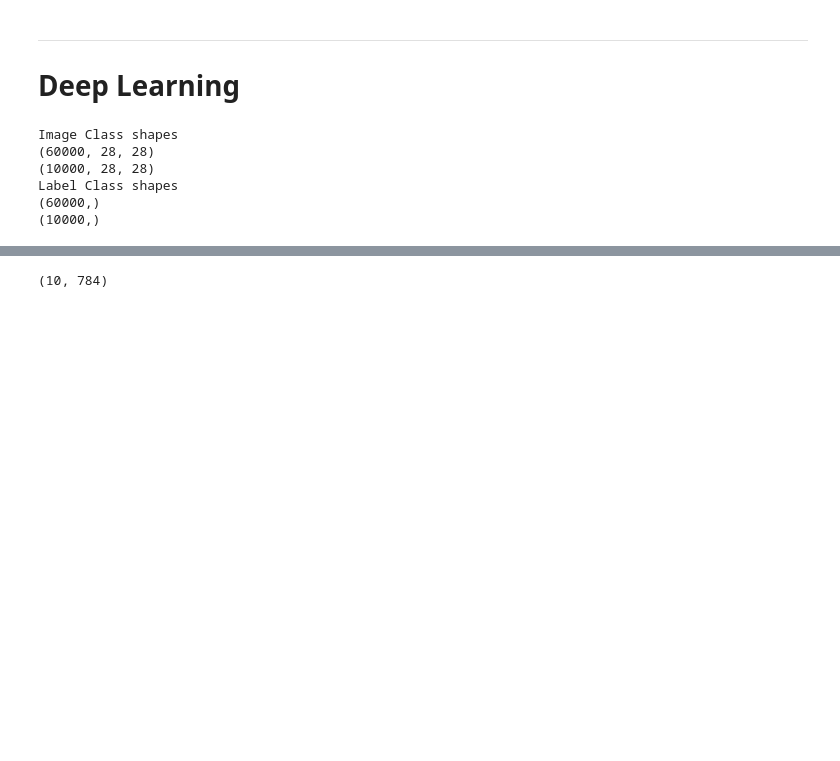
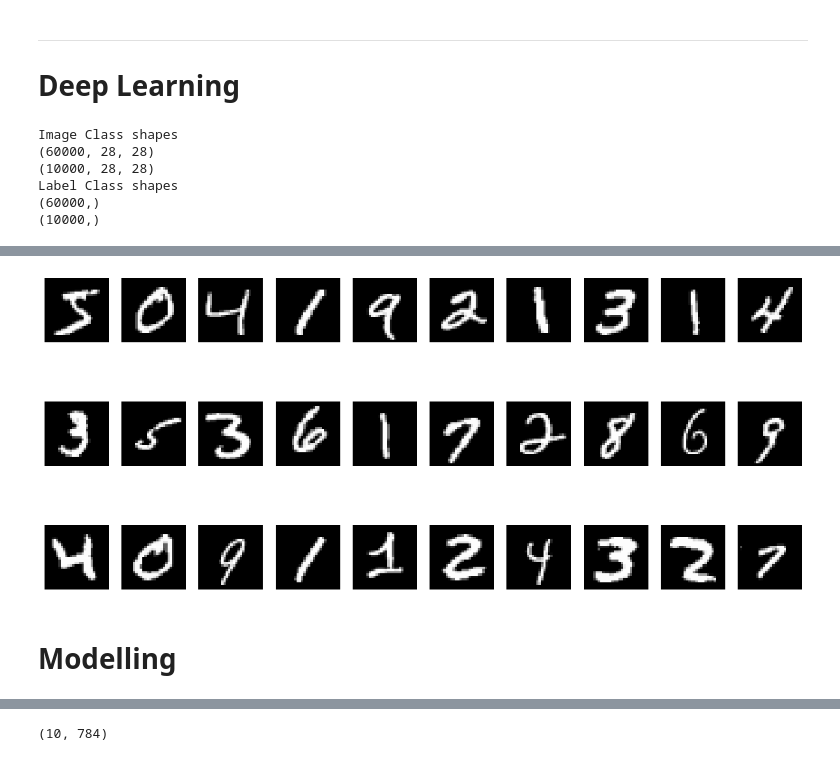
Before and after one commit to Lennykiruthu/foundation-ds-projects, a Jupyter notebook: Digits_Classifier.ipynb, the cells around one changed output, grey strips where cells are left out. Drawn from its saved outputs; the diff is of its cells as text; code cells hidden in the pictures; blank space fills up the shorter version.

```diff
--- a/Digits_Classifier.ipynb
+++ b/Digits_Classifier.ipynb
@@ -258,3 +273,18 @@ Label Class shapes
+# %%
+# Creating a figure with 1 row and 10 columns to plot the images 0 through 9.
+fig, axes = plt.subplots(3, 10, figsize=(15, 7))
+
+# i stands for the count and ax stands for the subplot being plotted based on axes.
+# We don't need to reshape the data but its good practice to prevent mistakes in the future.
+for i, ax in enumerate(axes.flatten()):
+    ax.imshow(np.reshape(train_images[i], (28,28)), cmap='gray')
+    # ax.set_title(train_labels[i])
+    ax.axis('off')
+plt.show()
+# %% [output]
+[figure, added]
+# %% [markdown]
+# Modelling
 # %%
 model = keras.Sequential([
     layers.Dense(152, activation='relu'),
```
Also changed, not shown: parts of 10 cells of this notebook.
